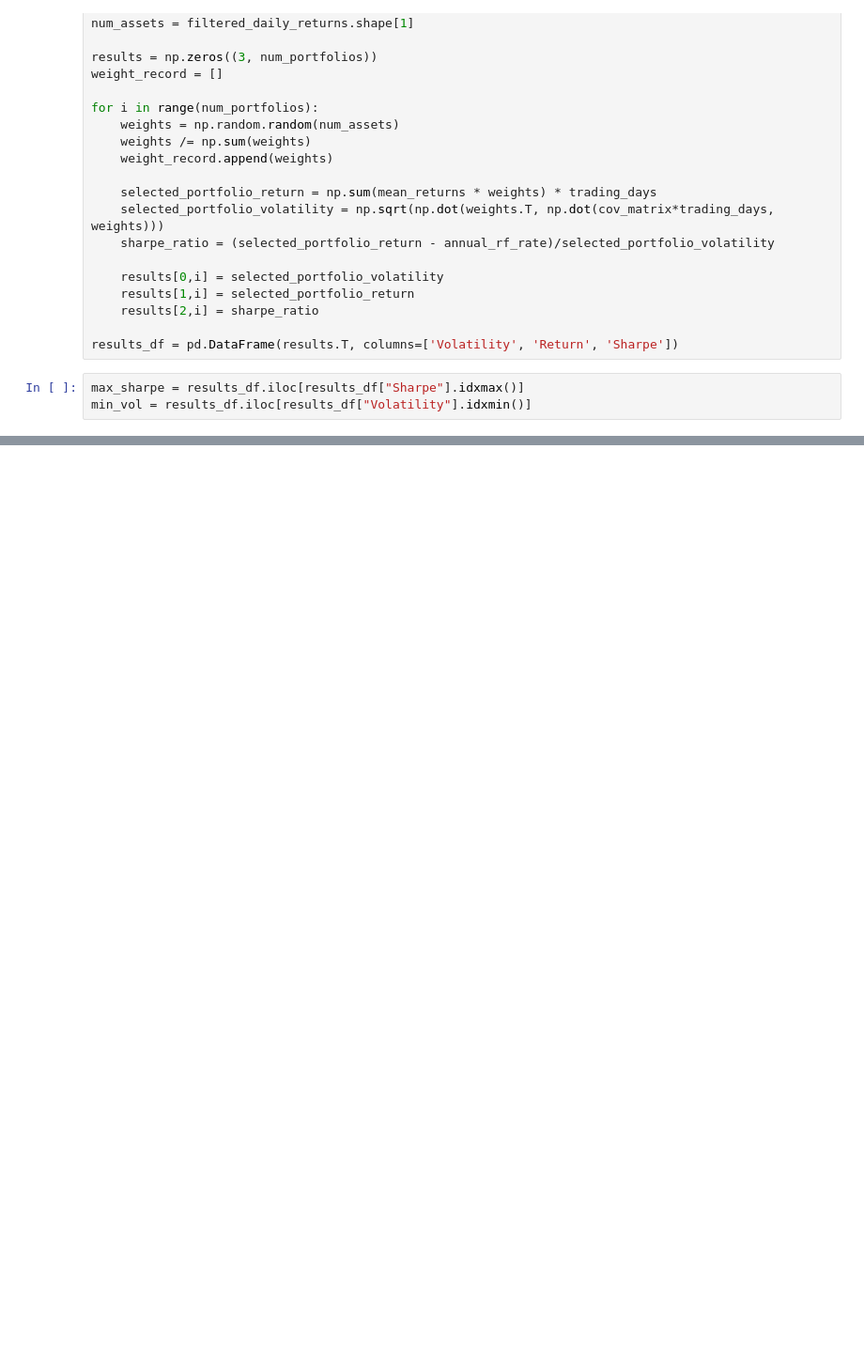
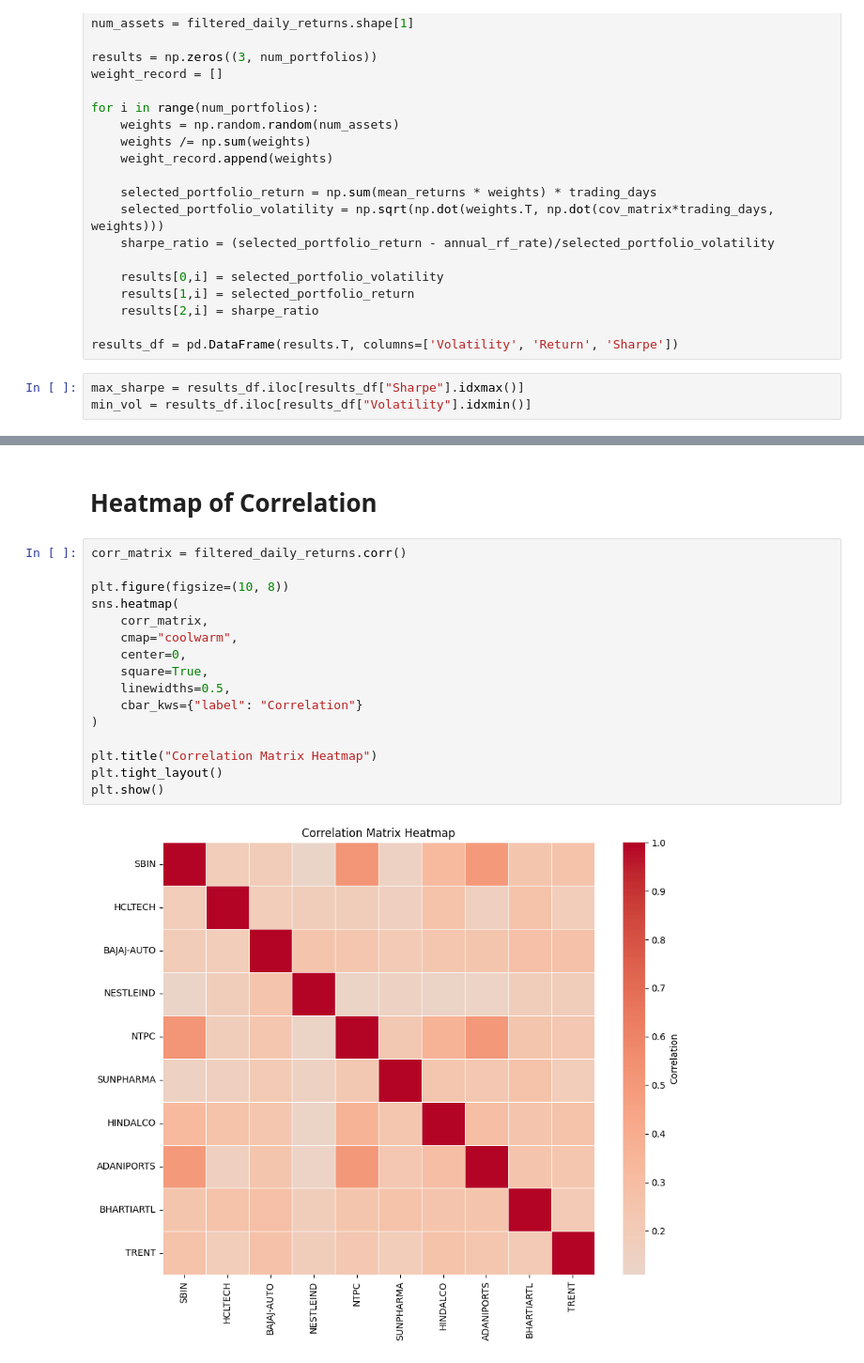
Before and after one commit to Siddhesh1kamble/DA6701-Assignments, a Jupyter notebook: Assignment_1/assignment1.ipynb, the cells around one changed output, grey strips where cells are left out. Shown at 94% size. Drawn from its saved outputs; the diff is of its cells as text; blank space fills up the shorter version.

Commit message:
Max sharpe and min volatility table and Heatmap

```diff
--- a/Assignment_1/assignment1.ipynb
+++ b/Assignment_1/assignment1.ipynb
@@ -403,0 +435,20 @@ plt.show()
+# %% [markdown]
+# Heatmap of Correlation
+# %%
+corr_matrix = filtered_daily_returns.corr()
+
+plt.figure(figsize=(10, 8))
+sns.heatmap(
+    corr_matrix,
+    cmap="coolwarm",
+    center=0,
+    square=True,
+    linewidths=0.5,
+    cbar_kws={"label": "Correlation"}
+)
+
+plt.title("Correlation Matrix Heatmap")
+plt.tight_layout()
+plt.show()
+# %% [output]
+[figure, added]
```
Also changed, not shown: parts of 4 cells of this notebook.
